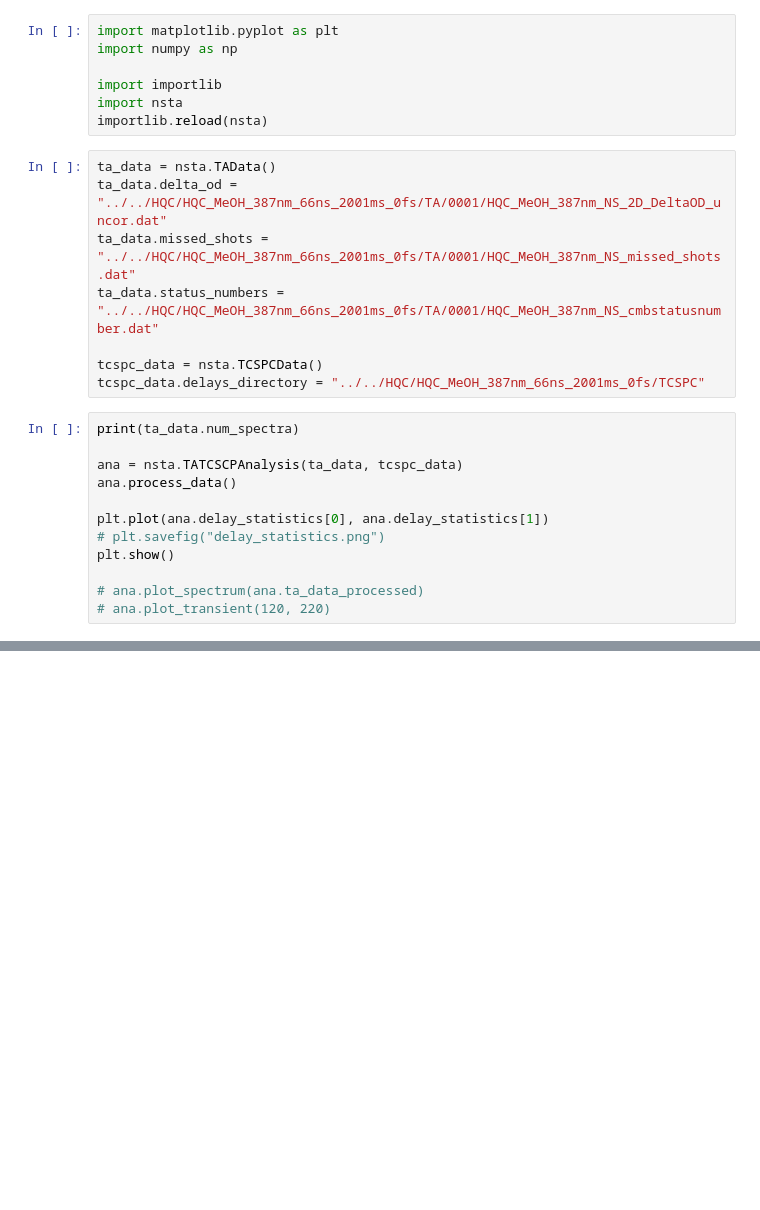
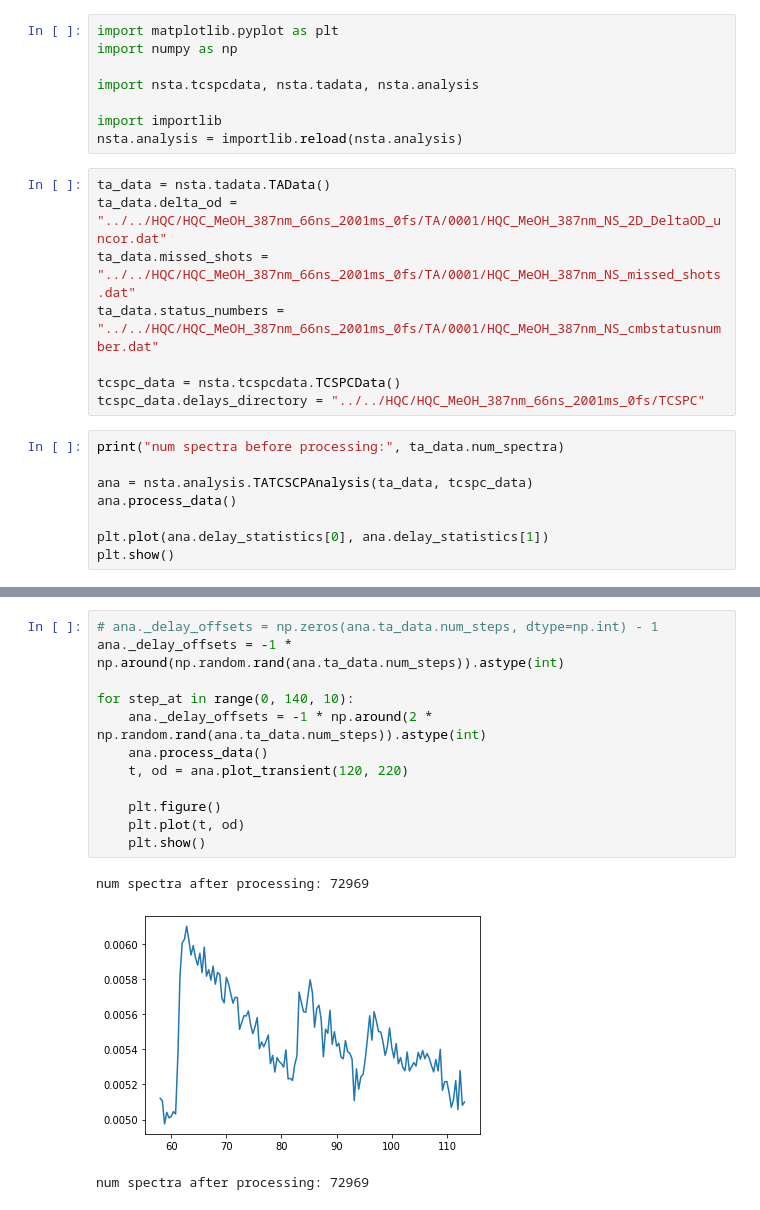
Before and after one commit to ohueter/transient-absorption-delay-recovery, a Jupyter notebook: notebooks/HCQ.ipynb, the cells around one changed output, grey strips where cells are left out. Saved outputs shown, nothing was run; the diff lists cells and outputs as text; blank space fills up the shorter version.

Commit message:
finalize analysis

```diff
--- a/notebooks/HCQ.ipynb
+++ b/notebooks/HCQ.ipynb
@@ -2,27 +2,24 @@
 import matplotlib.pyplot as plt
 import numpy as np
 
+import nsta.tcspcdata, nsta.tadata, nsta.analysis
+
 import importlib
-import nsta
-importlib.reload(nsta)
+nsta.analysis = importlib.reload(nsta.analysis)
 # %%
-ta_data = nsta.TAData()
+ta_data = nsta.tadata.TAData()
 ta_data.delta_od = "../../HQC/HQC_MeOH_387nm_66ns_2001ms_0fs/TA/0001/HQC_MeOH_387nm_NS_2D_DeltaOD_uncor.dat"
 ta_data.missed_shots = "../../HQC/HQC_MeOH_387nm_66ns_2001ms_0fs/TA/0001/HQC_MeOH_387nm_NS_missed_shots.dat"
 ta_data.status_numbers = "../../HQC/HQC_MeOH_387nm_66ns_2001ms_0fs/TA/0001/HQC_MeOH_387nm_NS_cmbstatusnumber.dat"
 
-tcspc_data = nsta.TCSPCData()
+tcspc_data = nsta.tcspcdata.TCSPCData()
 tcspc_data.delays_directory = "../../HQC/HQC_MeOH_387nm_66ns_2001ms_0fs/TCSPC"
 # %%
-print(ta_data.num_spectra)
+print("num spectra before processing:", ta_data.num_spectra)
 
-ana = nsta.TATCSCPAnalysis(ta_data, tcspc_data)
+ana = nsta.analysis.TATCSCPAnalysis(ta_data, tcspc_data)
 ana.process_data()
 
 plt.plot(ana.delay_statistics[0], ana.delay_statistics[1])
-# plt.savefig("delay_statistics.png")
 plt.show()
-
-# ana.plot_spectrum(ana.ta_data_processed)
-# ana.plot_transient(120, 220)
 # %% [output]
@@ -32,0 +41,16 @@ hallo2
+# %%
+# ana._delay_offsets = np.zeros(ana.ta_data.num_steps, dtype=np.int) - 1
+ana._delay_offsets = -1 * np.around(np.random.rand(ana.ta_data.num_steps)).astype(int)
+
+for step_at in range(0, 140, 10):
+    ana._delay_offsets = -1 * np.around(2 * np.random.rand(ana.ta_data.num_steps)).astype(int)
+    ana.process_data()
+    t, od = ana.plot_transient(120, 220)
+
+    plt.figure()
+    plt.plot(t, od)
+    plt.show()
+# %% [output]
+num spectra after processing: 72969
+[figure, added]
+num spectra after processing: 72969
```
Also changed, not shown: parts of 23 cells of this notebook, 6 other files.
